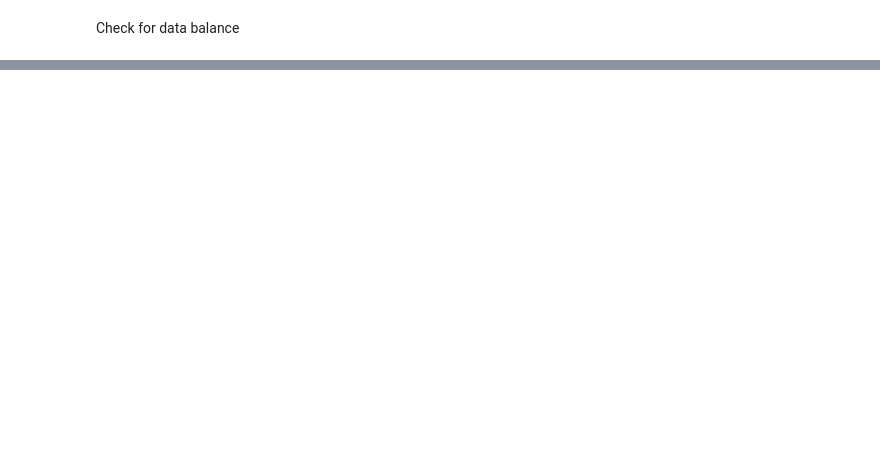
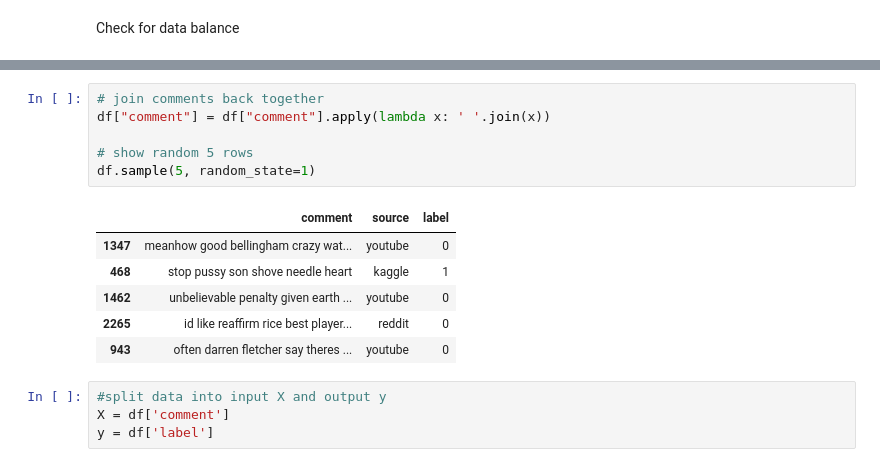
Before and after one commit to prizyou/NLP4B_Football, a Jupyter notebook: Own_model/own_model.ipynb, the cells around one changed output, grey strips where cells are left out. Saved outputs shown, nothing was run; the diff lists cells and outputs as text; blank space fills up the shorter version.

```diff
--- a/Own_model/own_model.ipynb
+++ b/Own_model/own_model.ipynb
@@ -197,0 +216,17 @@ plt.show()
+# %%
+# join comments back together
+df["comment"] = df["comment"].apply(lambda x: ' '.join(x))
+
+# show random 5 rows
+df.sample(5, random_state=1)
+# %% [output]
+|  | comment | source | label |
+| 1347 | meanhow good bellingham crazy wat... | youtube | 0 |
+| 468 | stop pussy son shove needle heart | kaggle | 1 |
+| 1462 | unbelievable penalty given earth ... | youtube | 0 |
+| 2265 | id like reaffirm rice best player... | reddit | 0 |
+| 943 | often darren fletcher say theres ... | youtube | 0 |
+# %%
+#split data into input X and output y
+X = df['comment']
+y = df['label']
```
Also changed, not shown: parts of 32 cells of this notebook, 1 other file.
